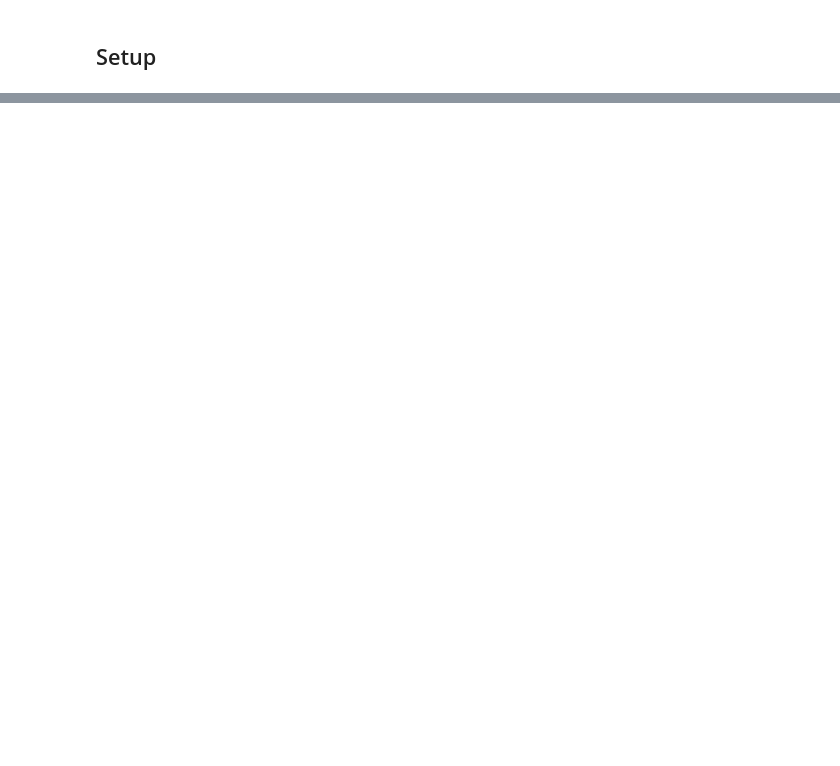
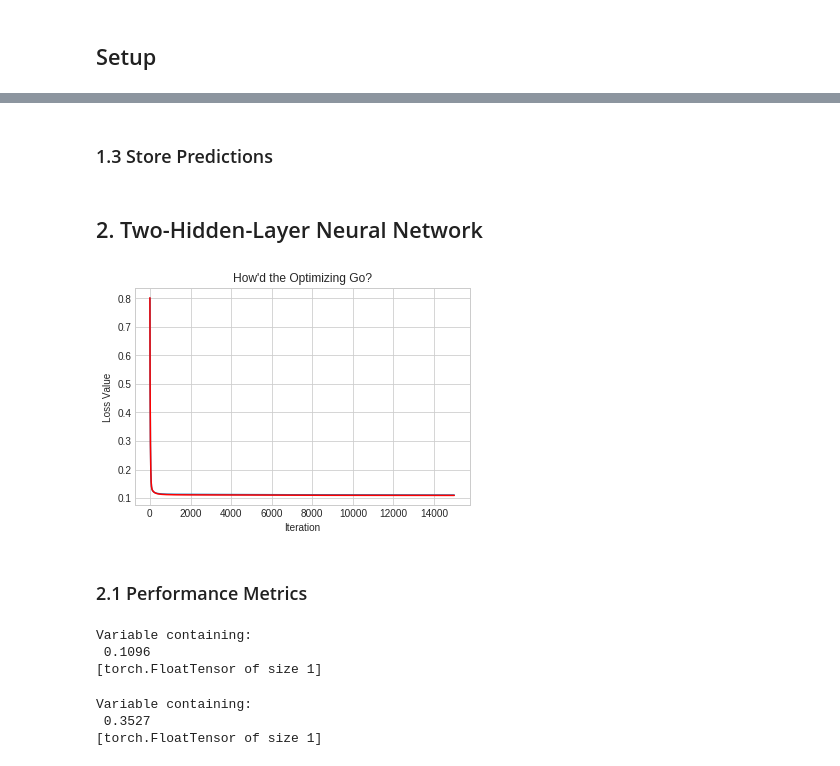
Before and after one commit to jdiaz4302/tornadoesr, a Jupyter notebook: Complete_Workflow/16_tornado_characteristics_models_no_zeros.ipynb, the cells around one changed output, grey strips where cells are left out. Cells and saved outputs as stored; diff of their text form; code cells hidden in the pictures; blank space fills up the shorter version.

```diff
--- a/Complete_Workflow/16_tornado_characteristics_models_no_zeros.ipynb
+++ b/Complete_Workflow/16_tornado_characteristics_models_no_zeros.ipynb
@@ -1338,0 +410,2 @@ Parameter containing:
+# %% [markdown]
+### 1.3 Store Predictions
@@ -1338,0 +456,42 @@ Parameter containing:
+# %% [markdown]
+## 2. Two-Hidden-Layer Neural Network
+# %%
+# Define the neural network
+class Net(torch.nn.Module):
+
+    def __init__(self):
+        super(Net, self).__init__()
+        self.fc1 = torch.nn.Linear(9, 6)
+        self.fc2 = torch.nn.Linear(6, 4)
+        self.fc3 = torch.nn.Linear(4, 1)
+
+    def forward(self, x):
+        x = torch.nn.functional.relu(self.fc1(x))
+        x = torch.nn.functional.relu(self.fc2(x))
+        x = self.fc3(x)
+        return(x)
+
+
+# Make it
+model = Net()
+# %%
+train_neural_net(model, outcome_Tensor, predictors_Tensor,
+                 cv_outcome_Tensor, cv_predictors_Tensor)
+# %% [output]
+[figure, added]
+# %% [markdown]
+### 2.1 Performance Metrics
+# %%
+MSE = compute_MSE(cv_predictors_Tensor, cv_outcome_Tensor)
+MSE
+# %% [output]
+Variable containing:
+ 0.1096
+[torch.FloatTensor of size 1]
+# %%
+R_squared = compute_R_squared(cv_predictors_Tensor, cv_outcome_Tensor)
+R_squared
+# %% [output]
+Variable containing:
+ 0.3527
+[torch.FloatTensor of size 1]
```
Also changed, not shown: parts of 161 cells of this notebook.
